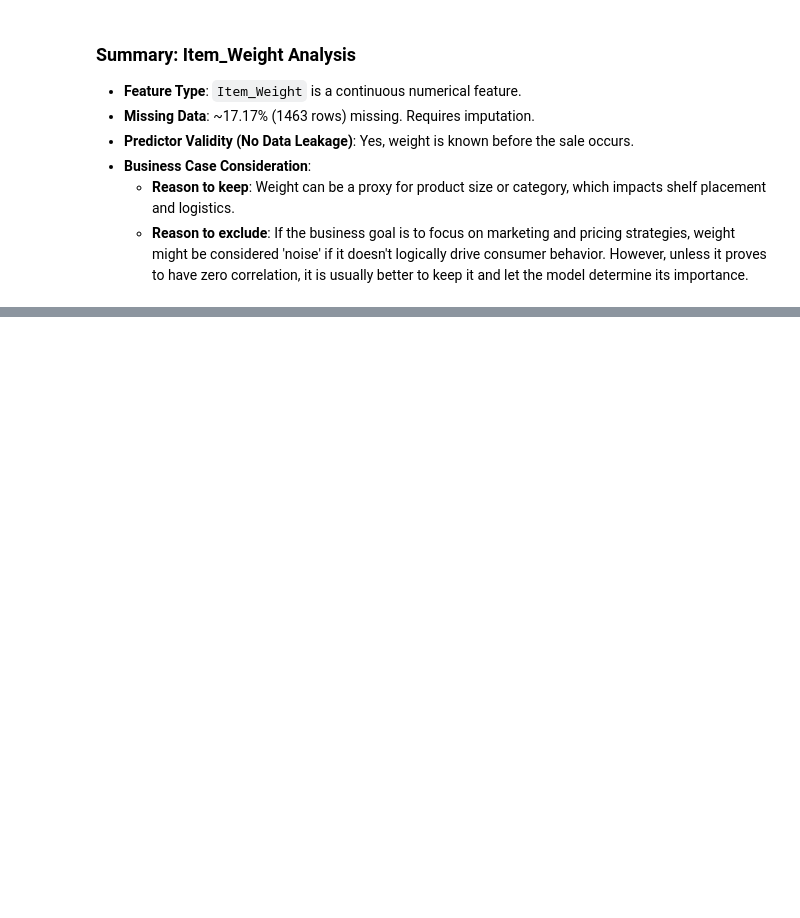
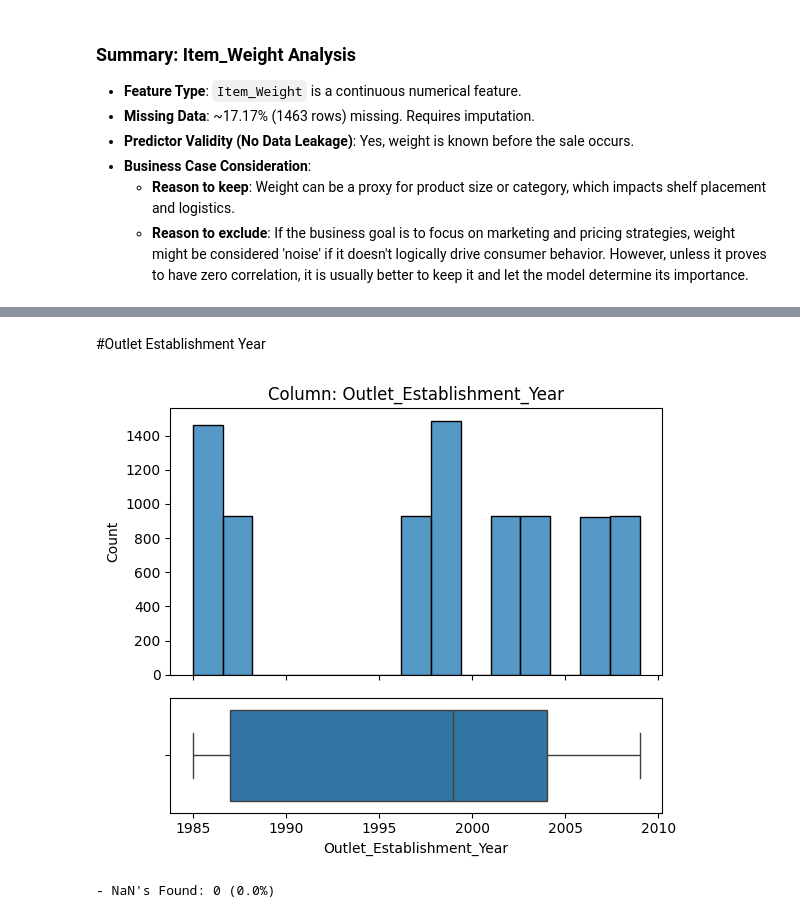
Before and after one commit to devMoamen/Prediction-of-Product-Sales, a Jupyter notebook: Prediction_of_Product_Sales.ipynb, the cells around one changed output, grey strips where cells are left out. Drawn from its saved outputs; the diff is of its cells as text; code cells hidden in the pictures; blank space fills up the shorter version.

```diff
--- a/Prediction_of_Product_Sales.ipynb
+++ b/Prediction_of_Product_Sales.ipynb
@@ -308,0 +342,7 @@ Cardinality of Item_Weight: 415
+# %% [markdown]
+#Outlet Establishment Year
+# %%
+explore_numeric(sales_df, 'Outlet_Establishment_Year')
+# %% [output]
+[figure, added]
+- NaN's Found: 0 (0.0%)
```
Also changed, not shown: parts of 7 cells of this notebook.
